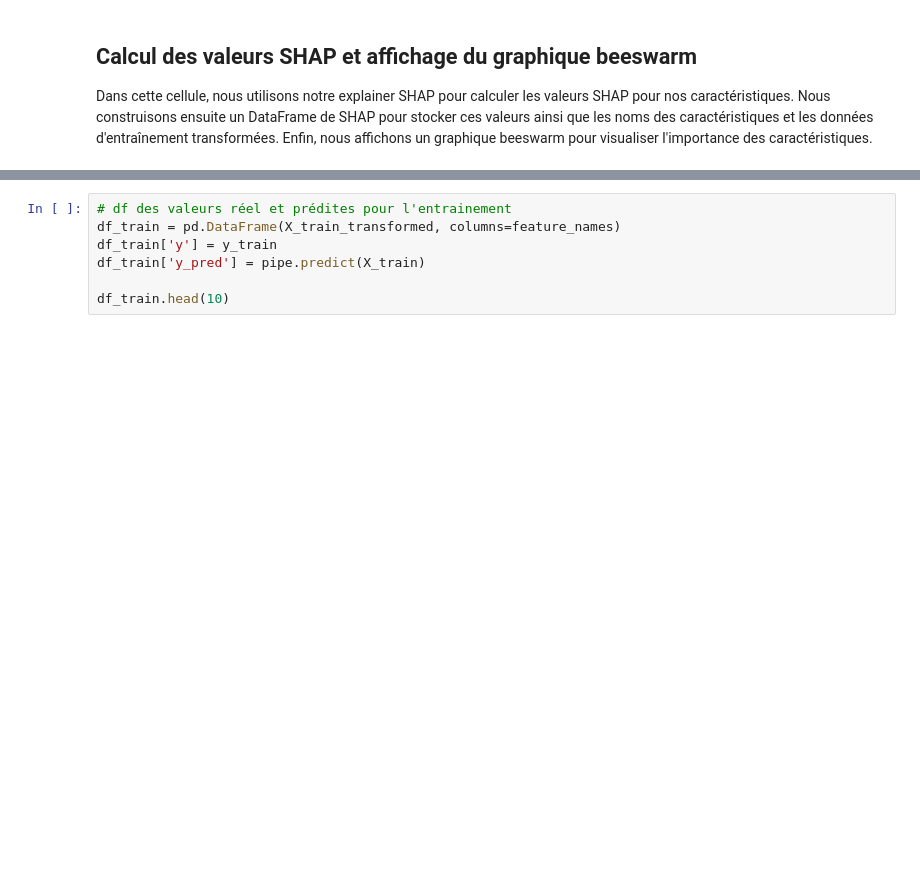
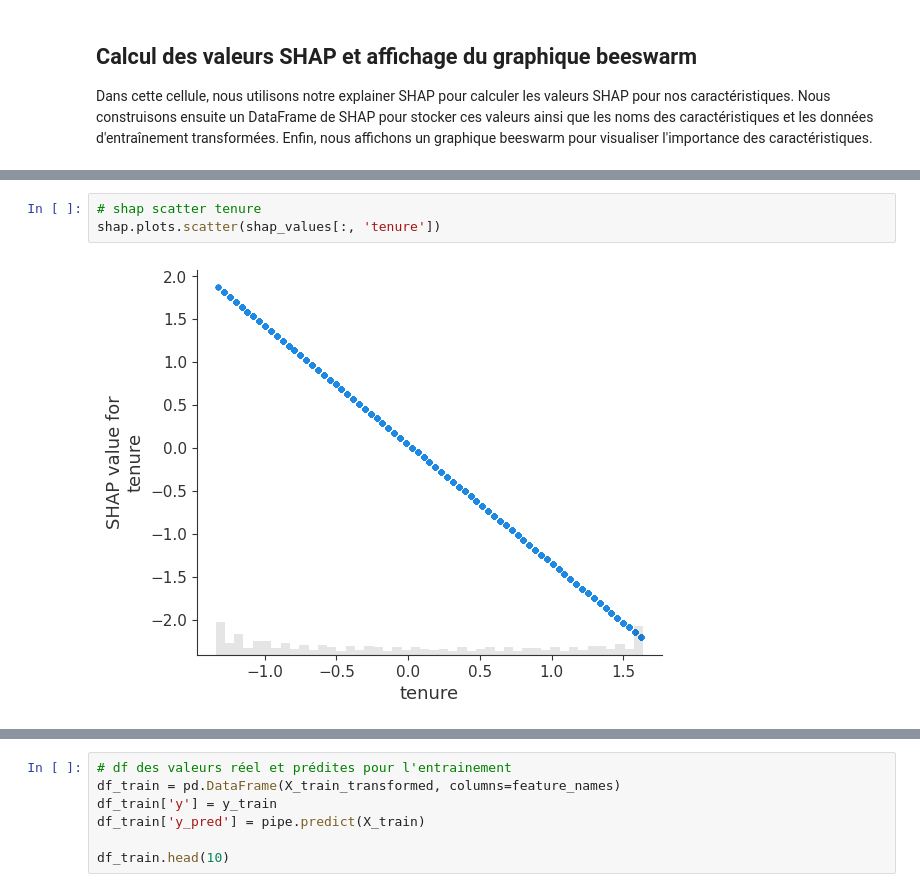
Before and after one commit to DonzerHD/classification_telco_churn, a Jupyter notebook: model.ipynb, the cells around one changed output, grey strips where cells are left out. Drawn from its saved outputs; the diff is of its cells as text; blank space fills up the shorter version.

```diff
--- a/model.ipynb
+++ b/model.ipynb
@@ -150,0 +204,5 @@ shap.plots.beeswarm(shap_values, max_display=50)
+# %%
+# shap scatter tenure
+shap.plots.scatter(shap_values[:, 'tenure'])
+# %% [output]
+[figure, added]
```
Also changed, not shown: parts of 16 cells of this notebook, 2 other files.
